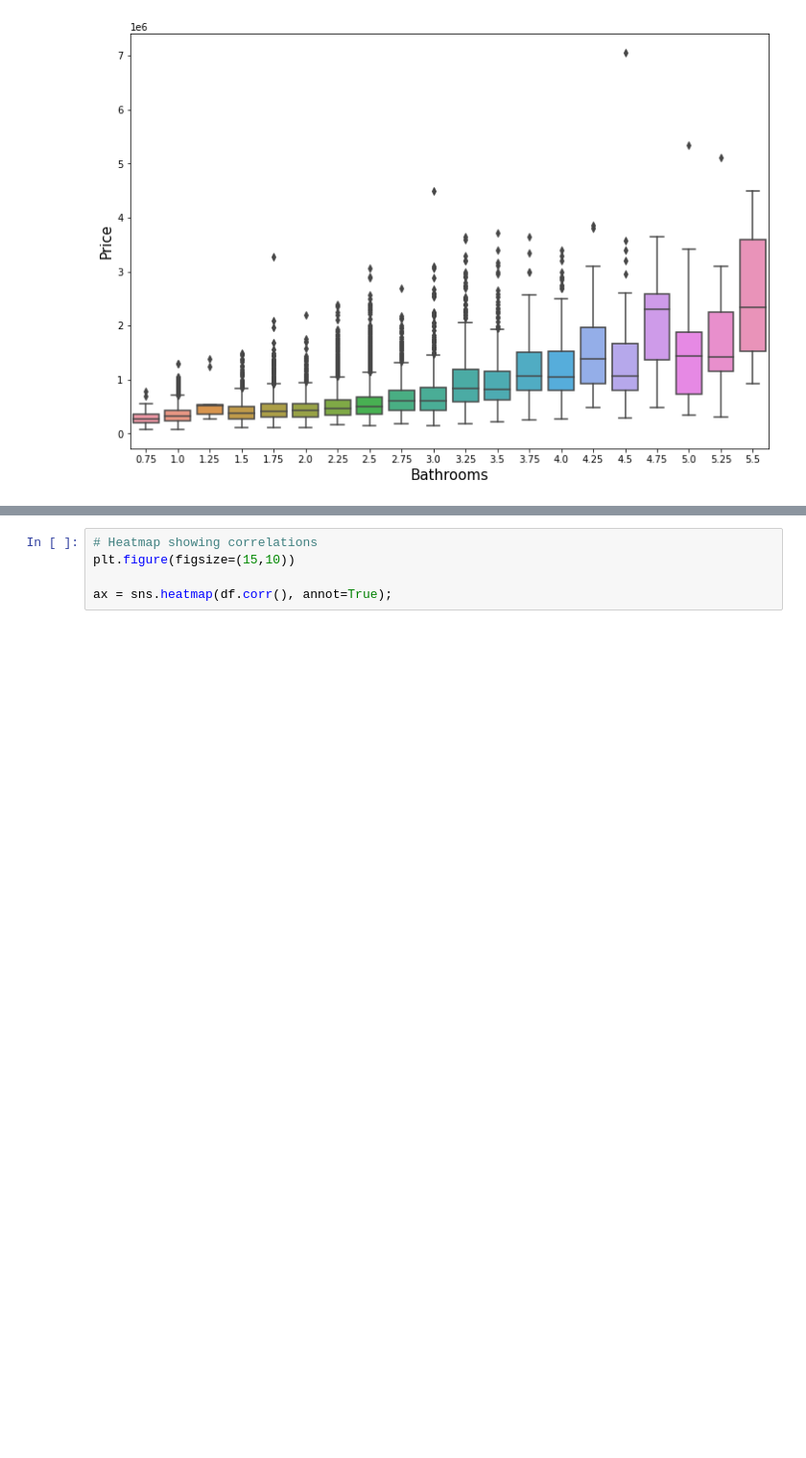
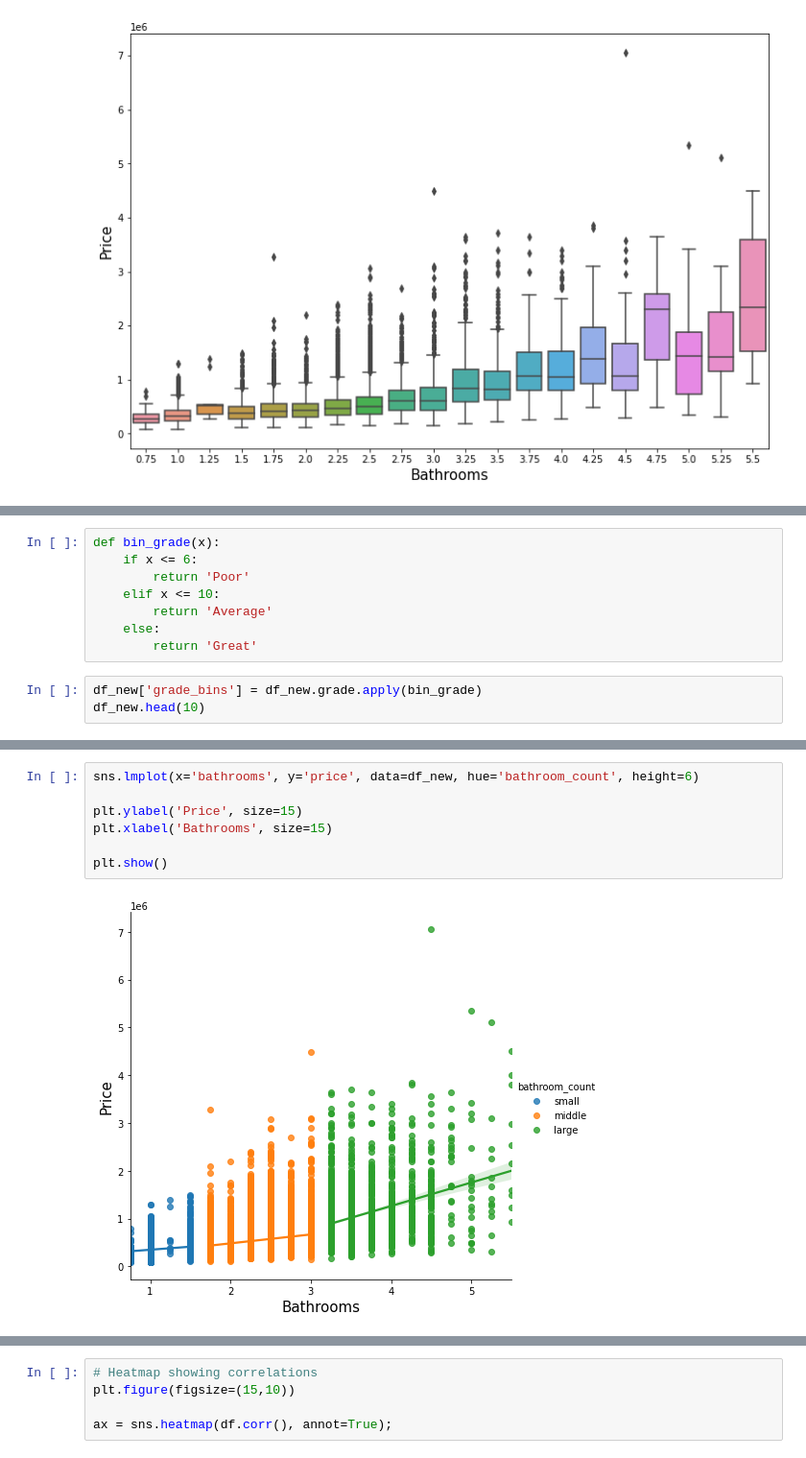
Before and after one commit to asval211/king_county_housing_data, a Jupyter notebook: notebooks/exploratory/Alex/lower_end.ipynb, the cells around one changed output, grey strips where cells are left out. Shown: that part at 96% size. Drawn from its saved outputs; the diff is of its cells as text; blank space fills up the shorter version.

```diff
--- a/notebooks/exploratory/Alex/lower_end.ipynb
+++ b/notebooks/exploratory/Alex/lower_end.ipynb
@@ -177,0 +225,11 @@ Text(0, 0.5, 'Price')
+# %%
+def bin_grade(x):
+    if x <= 6:
+        return 'Poor'
+    elif x <= 10:
+        return 'Average'
+    else:
+        return 'Great'
+# %%
+df_new['grade_bins'] = df_new.grade.apply(bin_grade)
+df_new.head(10)
@@ -177,0 +253,9 @@ Text(0, 0.5, 'Price')
+# %%
+sns.lmplot(x='bathrooms', y='price', data=df_new, hue='bathroom_count', height=6)
+
+plt.ylabel('Price', size=15)
+plt.xlabel('Bathrooms', size=15)
+
+plt.show()
+# %% [output]
+[figure, added]
```
Also changed, not shown: parts of 42 cells of this notebook, 1 other file.
